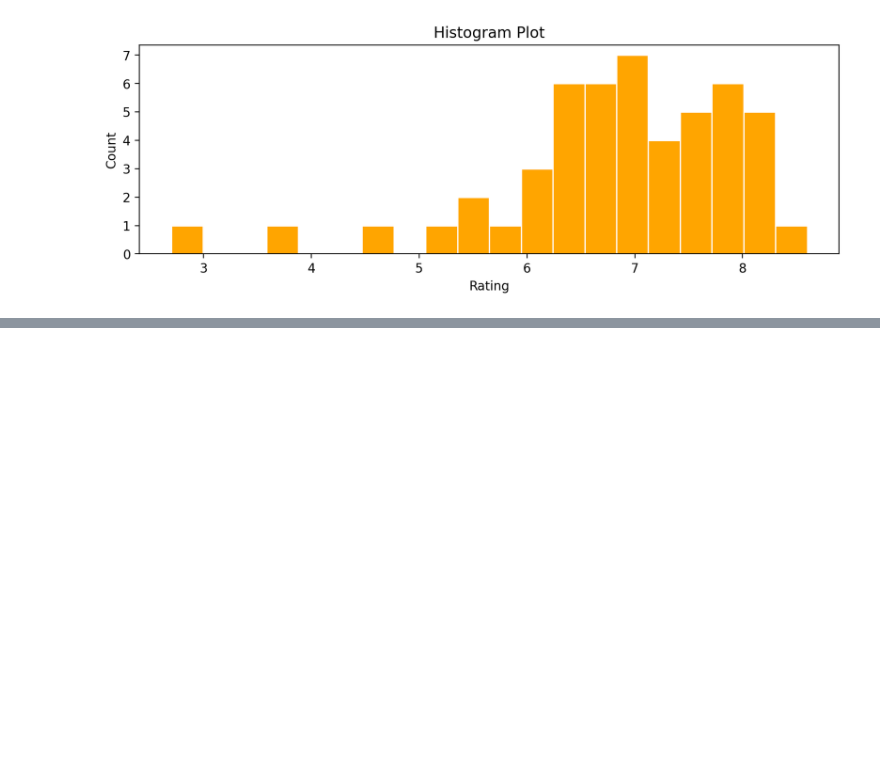
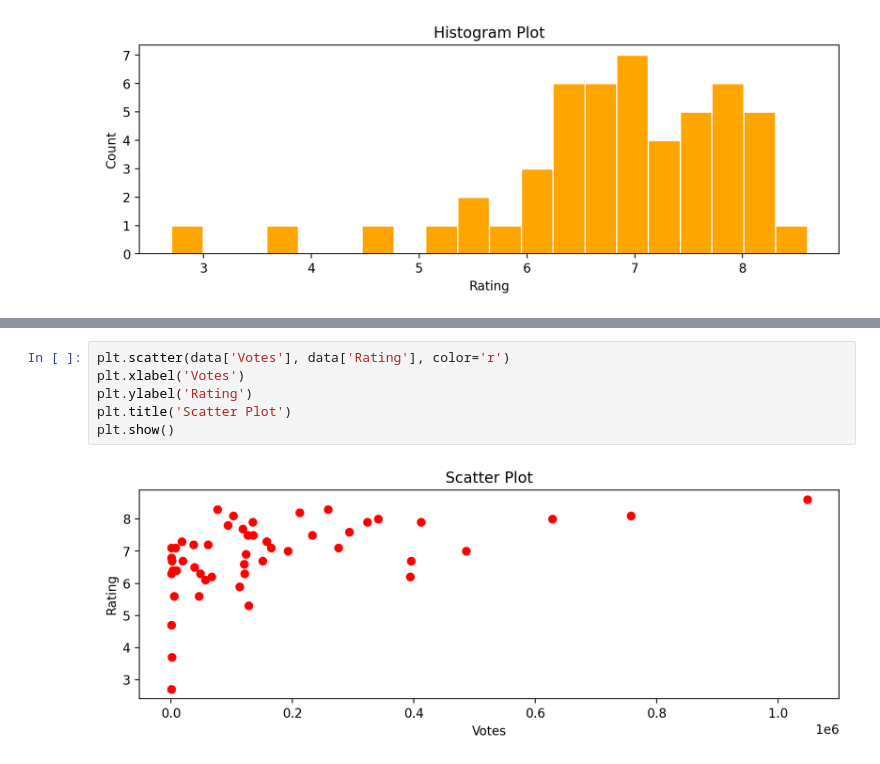
Before and after one commit to Afiq139/Data_Science-AI, a Jupyter notebook: Python_Deep_Learning_&_Artificial_Intelligence/2_Python_Deep_Learning/8_Matplotlib_Introduction_Part2.ipynb, the cells around one changed output, grey strips where cells are left out. Cells and saved outputs as stored; diff of their text form; blank space fills up the shorter version.

```diff
--- a/Python_Deep_Learning_&_Artificial_Intelligence/2_Python_Deep_Learning/8_Matplotlib_Introduction_Part2.ipynb
+++ b/Python_Deep_Learning_&_Artificial_Intelligence/2_Python_Deep_Learning/8_Matplotlib_Introduction_Part2.ipynb
@@ -15,0 +23,8 @@ plt.show()
+# %%
+plt.scatter(data['Votes'], data['Rating'], color='r')
+plt.xlabel('Votes')
+plt.ylabel('Rating')
+plt.title('Scatter Plot')
+plt.show()
+# %% [output]
+[figure, added]
```
Also changed, not shown: parts of 2 cells of this notebook.
